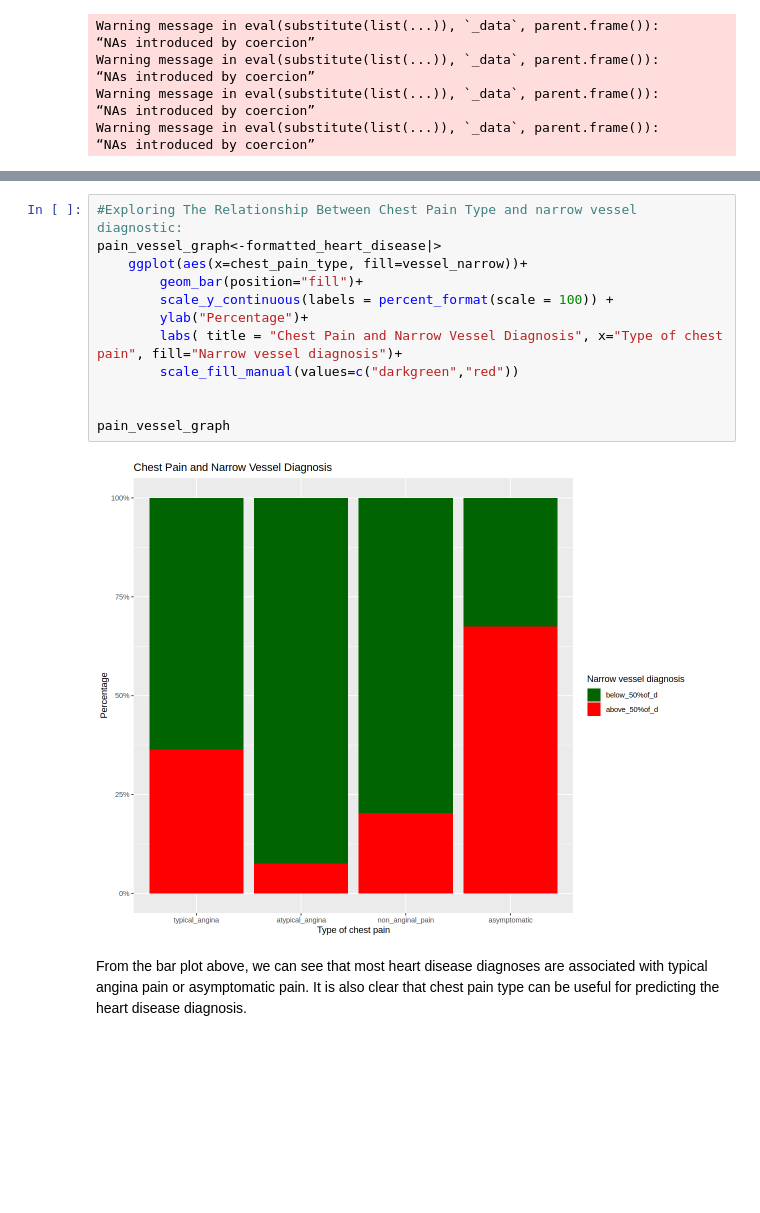
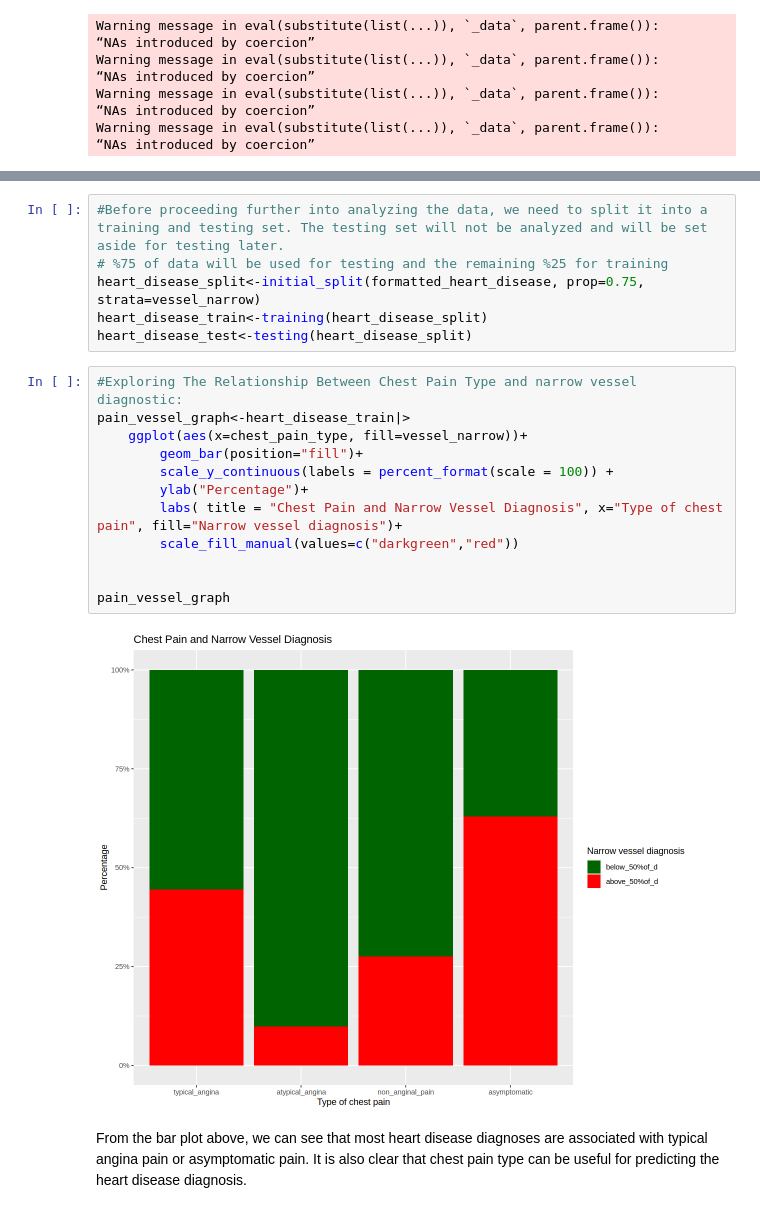
Before and after one commit to MaxVinichenko/DSCI_100_Final_Project, a Jupyter notebook: data.ipynb, the cells around one changed output, grey strips where cells are left out. Drawn from its saved outputs; the diff is of its cells as text; blank space fills up the shorter version.

Commit message:
Slpil the dataset into training and testing

```diff
--- a/data.ipynb
+++ b/data.ipynb
@@ -127,20 +127,26 @@ A data.frame: 293 × 14
 | 56 | male | asymptomatic | 155 | 342 | above120mg/dl | normal | 150 | ... |
 | 58 | female | atypical_angina | 180 | 393 | below120mg/dl | normal | 110 | ... |
 | 65 | male | asymptomatic | 130 | 275 | below120mg/dl | ST-T_wave_abnormality | 115 | ... |
+# %%
+#Before proceeding further into analyzing the data, we need to split it into a training and testing set. The testing set will not be analyzed and will be set aside for testing later.
+# %75 of data will be used for testing and the remaining %25 for training
+heart_disease_split<-initial_split(formatted_heart_disease, prop=0.75, strata=vessel_narrow)
+heart_disease_train<-training(heart_disease_split)
+heart_disease_test<-testing(heart_disease_split)
 # %%
 #Exploring The Relationship Between Chest Pain Type and narrow vessel diagnostic:
-pain_vessel_graph<-formatted_heart_disease|>
+pain_vessel_graph<-heart_disease_train|>
     ggplot(aes(x=chest_pain_type, fill=vessel_narrow))+
         geom_bar(position="fill")+
         scale_y_continuous(labels = percent_format(scale = 100)) +
         ylab("Percentage")+
         labs( title = "Chest Pain and Narrow Vessel Diagnosis", x="Type of chest pain", fill="Narrow vessel diagnosis")+
         scale_fill_manual(values=c("darkgreen","red"))
 
 
 pain_vessel_graph
 # %% [output]
-[figure, old version]
+[figure, new version]
 # %% [markdown]
 From the bar plot above, we can see that most heart disease diagnoses are associated with typical angina pain or asymptomatic pain. It is also clear that chest pain type can be useful for predicting the heart disease diagnosis.
 # %%
```
Also changed, not shown: parts of 1 cell of this notebook.
